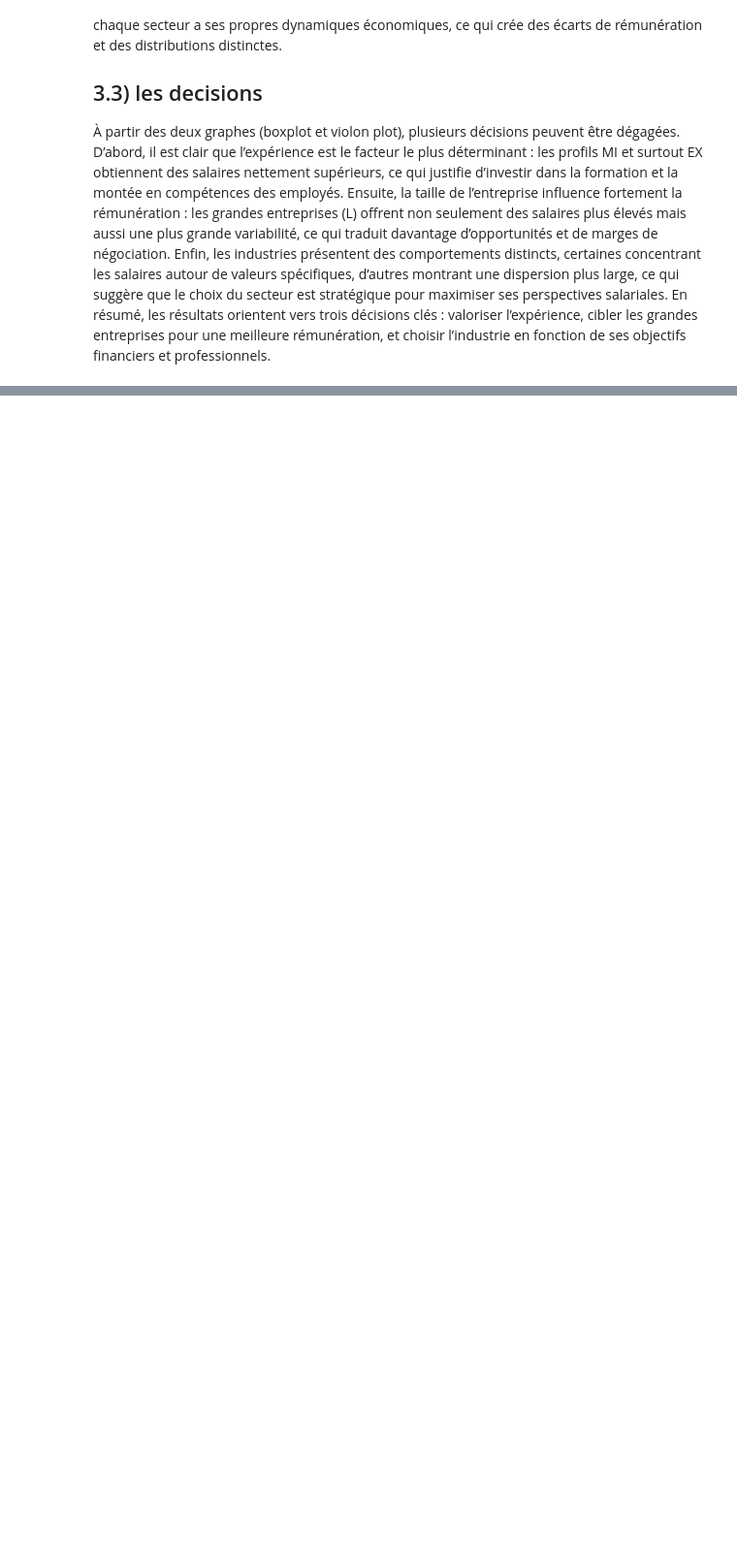
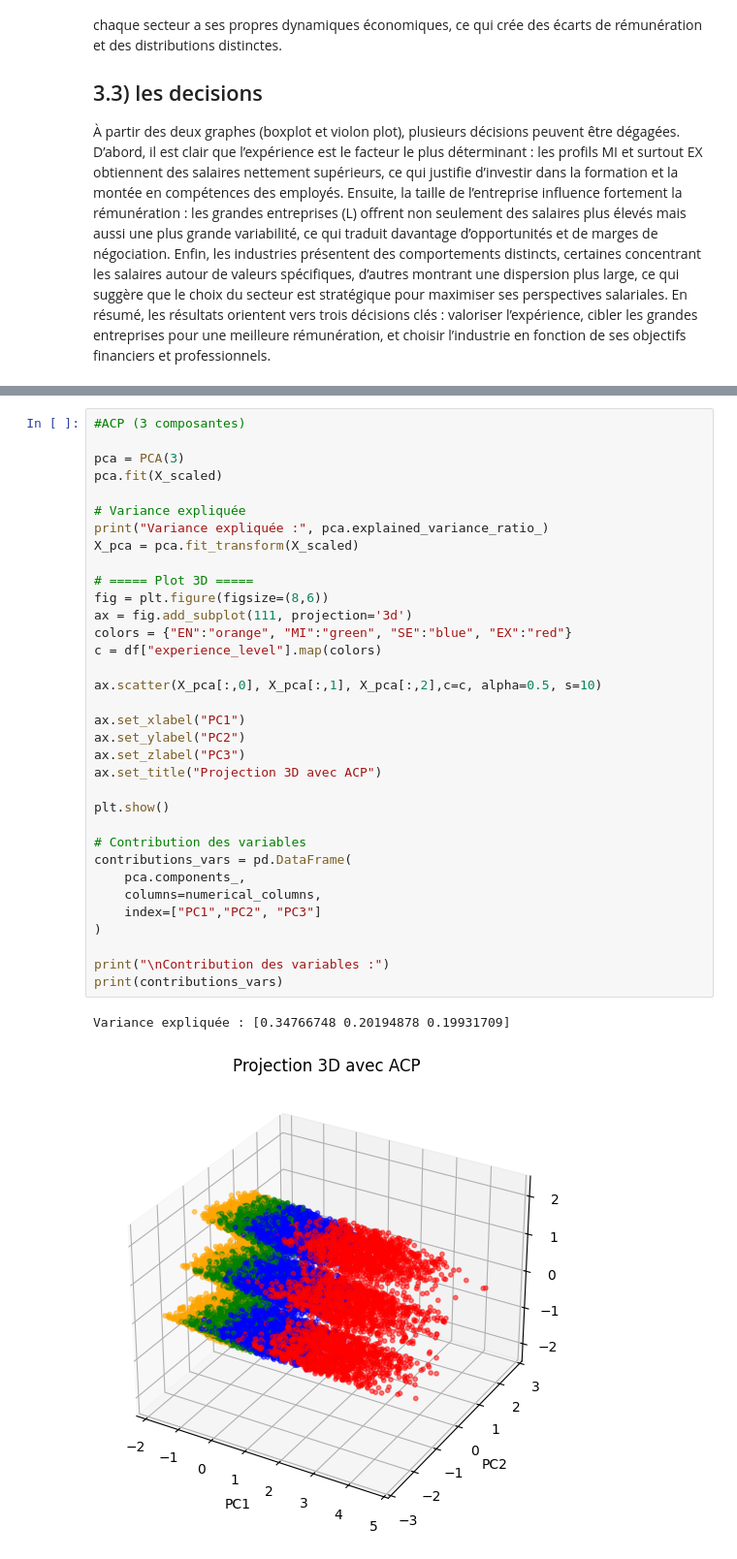
Before and after one commit to BrainCoder3/Vizualisation-Global-AI-Job-Market-Trends-Salary-Insights, a Jupyter notebook: notebooks/multivariate.ipynb, the cells around one changed output, grey strips where cells are left out. Shown at 97% size. Cells and saved outputs as stored; diff of their text form; blank space fills up the shorter version.

```diff
--- a/notebooks/multivariate.ipynb
+++ b/notebooks/multivariate.ipynb
@@ -71,0 +177,37 @@ Ce violon plot illustre la distribution des salaires en fonction du niveau d’e
+# %%
+#ACP (3 composantes)
+
+pca = PCA(3)
+pca.fit(X_scaled)
+
+# Variance expliquée
+print("Variance expliquée :", pca.explained_variance_ratio_)
+X_pca = pca.fit_transform(X_scaled)
+
+# ===== Plot 3D =====
+fig = plt.figure(figsize=(8,6))
+ax = fig.add_subplot(111, projection='3d')
+colors = {"EN":"orange", "MI":"green", "SE":"blue", "EX":"red"}
+c = df["experience_level"].map(colors)
+
+ax.scatter(X_pca[:,0], X_pca[:,1], X_pca[:,2],c=c, alpha=0.5, s=10)
+
+ax.set_xlabel("PC1")
+ax.set_ylabel("PC2")
+ax.set_zlabel("PC3")
+ax.set_title("Projection 3D avec ACP")
+
+plt.show()
+
+# Contribution des variables
+contributions_vars = pd.DataFrame(
+    pca.components_,
+    columns=numerical_columns,
+    index=["PC1","PC2", "PC3"]
+)
+
+print("\nContribution des variables :")
+print(contributions_vars)
+# %% [output]
+Variance expliquée : [0.34766748 0.20194878 0.19931709]
+[figure, added]
```
Also changed, not shown: parts of 10 cells of this notebook, 1 other file.
